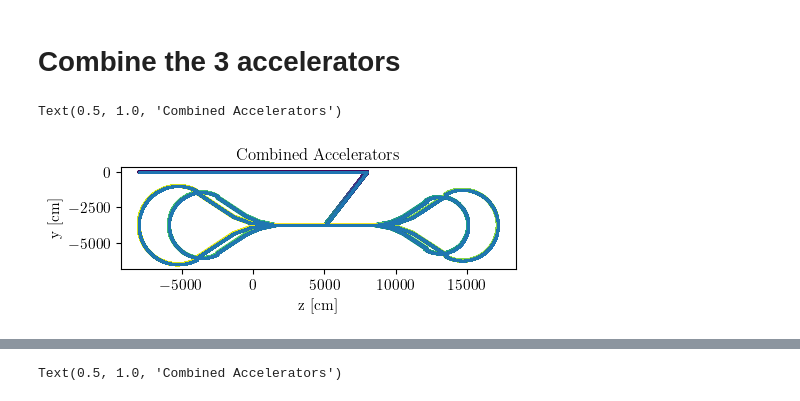
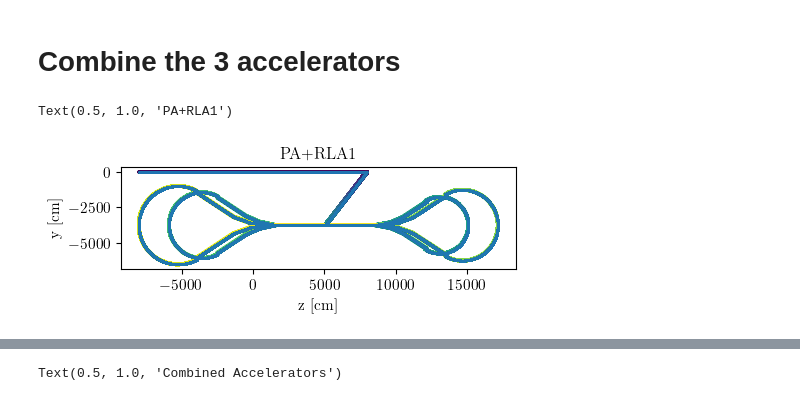
Before and after one commit to jchoi55/MINeut, a Jupyter notebook: first_examples.ipynb, the cells around one changed output, grey strips where cells are left out. Cells and saved outputs as stored; diff of their text form; code cells hidden in the pictures.

```diff
--- a/first_examples.ipynb
+++ b/first_examples.ipynb
@@ -310,9 +295,10 @@ PA_numu.decay_muons()
 PA_nue.decay_muons()
 # %%
 straight_lattice = lt.create_straight_lattice(
-            total_length=160e3,
+            name= r"PA",
+            short_name= "pa",
+            total_length=160e2,
             n_elements=100_000,
-            beam_p0=3.8,
             beamdiv=1e-3,
             beamdiv_z=1e-2,
             beamsize=1,
@@ -948,21 +883,15 @@ fig.savefig('plots/RLA1_flux_nue_w_distance.png', bbox_inches='tight')
 # %% [markdown]
 # Combine the 3 accelerators
 # %%
-design = {
-    "name": r"Combined Accelerators",
-    "short_name": "combined_accel",
-    "muon_polarization": 0.0,
-    }
-
 combined_numu = MuDecaySimulator(
-    design,
+    muon_polarization=0.0,
     nuflavor='numu',
     direction="right",
     n_evals=1e6,
     )
 
 combined_nue = MuDecaySimulator(
-    design,
+    muon_polarization=0.0,
     nuflavor='nue',
     direction="right",
     n_evals=1e6,
@@ -973,26 +902,26 @@ combined_nue.decay_muons()
 # %%
 combined_lattice = lt.append_lattices(
             straight_lattice,
             RLA1_lattice,
             -37.44e2,
             -29.11e2)
 
 
 combined_nue.place_muons_on_lattice(lattice=combined_lattice, direction="clockwise")
 combined_numu.place_muons_on_lattice(lattice=combined_lattice, direction="clockwise")
 
 max_index = len(combined_lattice.vertices[1])
 
 fig, ax = pt.std_fig(figsize=(5, 2))
 ax.scatter(combined_lattice.vertices[0], combined_lattice.vertices[1], c=np.linspace(0,1,max_index), marker='+', s=10)
 #ax.scatter(RLA_lattice.vertices[0], RLA_lattice.vertices[1], c='black')
 ax.scatter(combined_numu.pos['z'], combined_numu.pos['y'], marker='.', s=0.25)
 
 fig.gca().set_aspect('equal', adjustable='box')
 
 ax.set_xlabel("z [cm]")
 ax.set_ylabel("y [cm]")
-ax.set_title("Combined Accelerators")
+ax.set_title(combined_lattice.name)
 # %% [output]
-Text(0.5, 1.0, 'Combined Accelerators')
+Text(0.5, 1.0, 'PA+RLA1')
-[figure, old version]
+[figure, new version]
```
Also changed, not shown: parts of 64 cells of this notebook, 6 other files.
